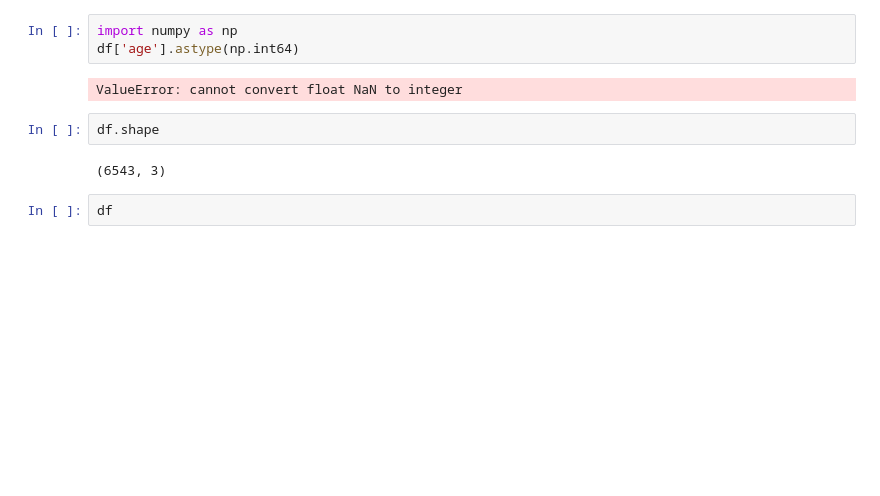
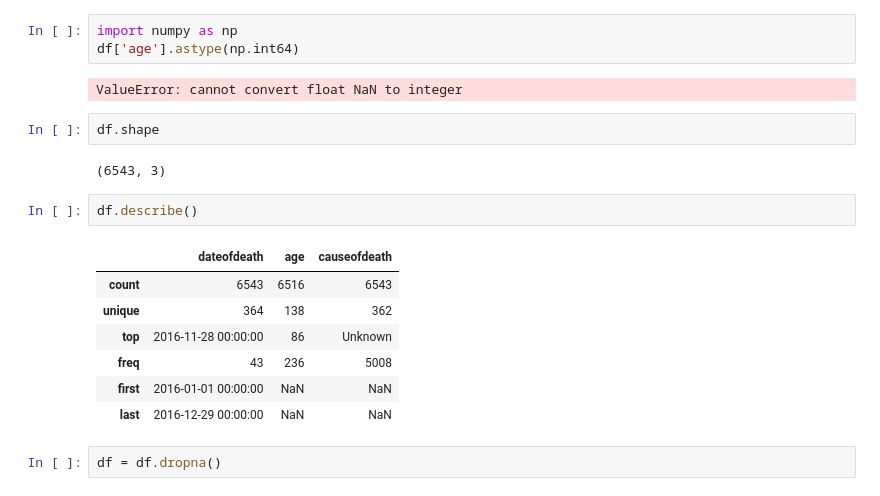
Before and after one commit to reuven/dfw-pandas, a Jupyter notebook: Pandas + time.ipynb, the cells around one changed output. Saved outputs shown, nothing was run; the diff lists cells and outputs as text; blank space fills up the shorter version.

```diff
--- a/Pandas + time.ipynb
+++ b/Pandas + time.ipynb
@@ -503,4 +503,14 @@ df.shape
 # %% [output]
 (6543, 3)
 # %%
-df
+df.describe()
+# %% [output]
+|  | dateofdeath | age | causeofdeath |
+| count | 6543 | 6516 | 6543 |
+| unique | 364 | 138 | 362 |
+| top | 2016-11-28 00:00:00 | 86 | Unknown |
+| freq | 43 | 236 | 5008 |
+| first | 2016-01-01 00:00:00 | NaN | NaN |
+| last | 2016-12-29 00:00:00 | NaN | NaN |
+# %%
+df = df.dropna()
```
Also changed, not shown: parts of 5 cells of this notebook.
